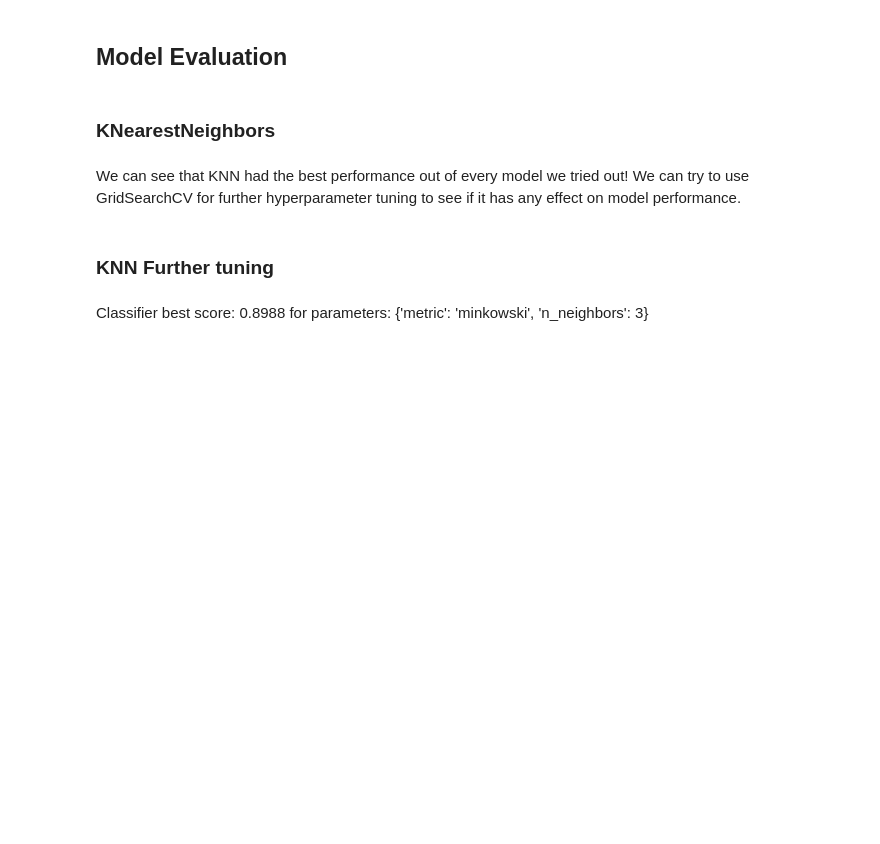
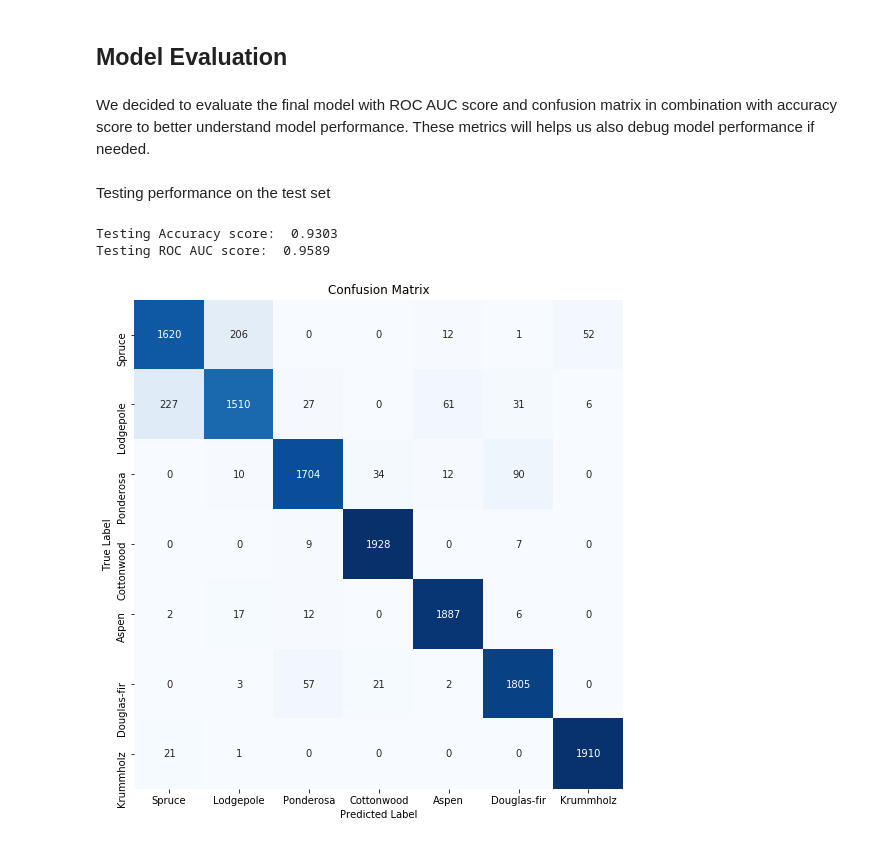
Before and after one commit to mskl/ist-mi-cdadosi7, a Jupyter notebook: project/joona_project_forestry.ipynb, the cells around one changed output. Cells and saved outputs as stored; diff of their text form; code cells hidden in the pictures; blank space fills up the shorter version.

Commit message:
Updated model selection and evaluation sections

```diff
--- a/project/joona_project_forestry.ipynb
+++ b/project/joona_project_forestry.ipynb
@@ -315,6 +349,8 @@ plt.show()
 [figure]
 # %% [markdown]
 ## Model Evaluation
+# %% [markdown]
+We decided to evaluate the final model with ROC AUC score and confusion matrix in combination with accuracy score to better understand model performance. These metrics will helps us also debug model performance if needed.
 # %%
 # Labels for confusion matrix
 labels = ['Spruce', 'Lodgepole', 'Ponderosa', 'Cottonwood', 'Aspen', 'Douglas-fir', 'Krummholz']
@@ -326,27 +362,19 @@ def plot_cnf_mtx(cnf_mtx):
     ax = ax.set(title='Confusion Matrix', xlabel='Predicted Label',
                 ylabel='True Label', xticklabels=labels,
                 yticklabels=labels)
-
-# Function for multiclass ROC AUC
-def multiclass_roc_auc_score(tstY, prdY, average="macro"):
-    lb = LabelBinarizer().fit(tstY)
-    tstY = lb.transform(tstY)
-    prdY = lb.transform(prdY)
-    return roc_auc_score(tstY, prdY, average=average)
-# %% [markdown]
-### KNearestNeighbors
+# %% [markdown]
+Testing performance on the test set
 # %%
-# KNN
-knn = KNeighborsClassifier(n_neighbors=5, metric='minkowski')
-knn.fit(trnX, trnY.ravel())
-prdY = knn.predict(tstX)
+xgb_clf = XGBClassifier(n_estimators=120, min_child_weight=2.5, max_depth=11, learning_rate=0.25, gamma=0.6)
+xgb_clf.fit(trnX, trnY.ravel())
+prdY = xgb_clf.predict(tstX)
 
 print('Testing Accuracy score:  %.4f' % accuracy_score(tstY, prdY))
 print('Testing ROC AUC score:  %.4f' % multiclass_roc_auc_score(tstY, prdY))
 
 cnf_mtx = confusion_matrix(tstY, prdY)
 plot_cnf_mtx(cnf_mtx)
+# %% [output]
+Testing Accuracy score:  0.9303
+Testing ROC AUC score:  0.9589
+[figure, added]
-# %% [markdown]
-We can see that KNN had the best performance out of every model we tried out! We can try to use GridSearchCV for further hyperparameter tuning to see if it has any effect on model performance.
-# %% [markdown]
-### KNN Further tuning
@@ -362,2 +380,0 @@ print("Classifier best score: %.4f for parameters: %s" % (knn.best_score_.mean()
-# %% [markdown]
-Classifier best score: 0.8988 for parameters: {'metric': 'minkowski', 'n_neighbors': 3}
```
Also changed, not shown: parts of 13 cells of this notebook, 1 other file.
